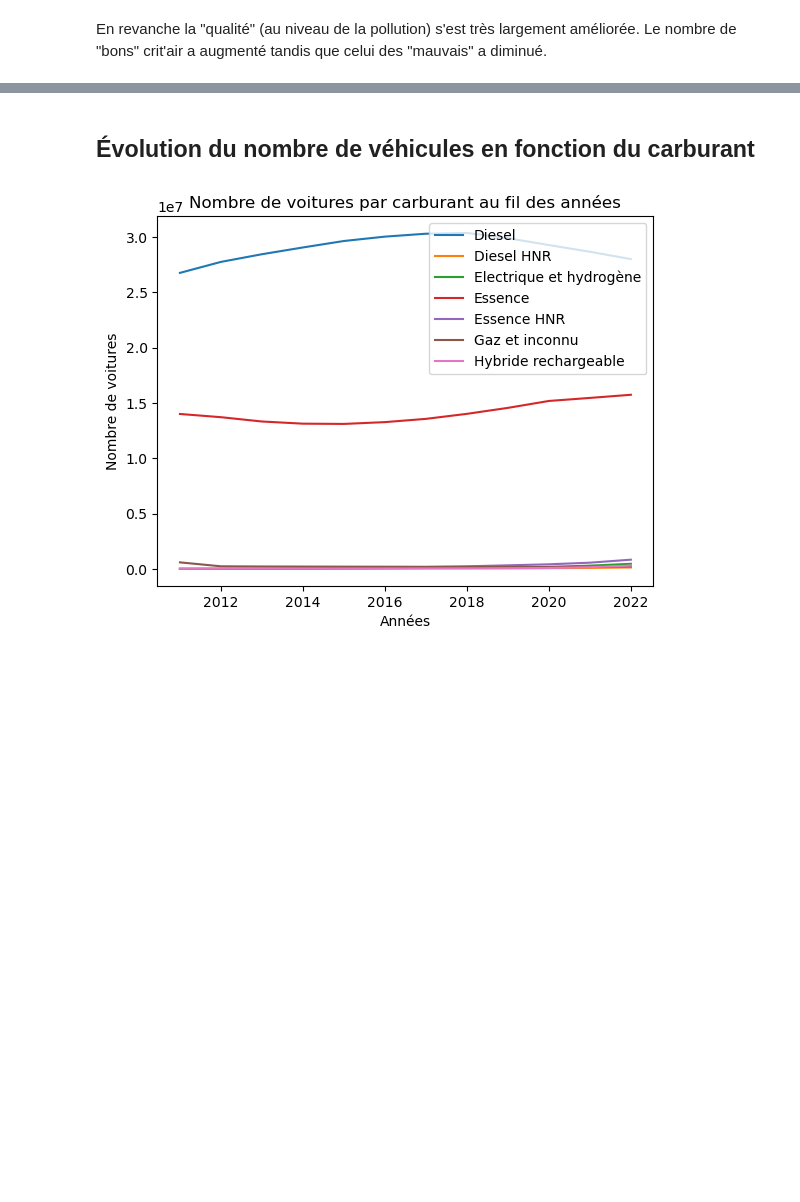
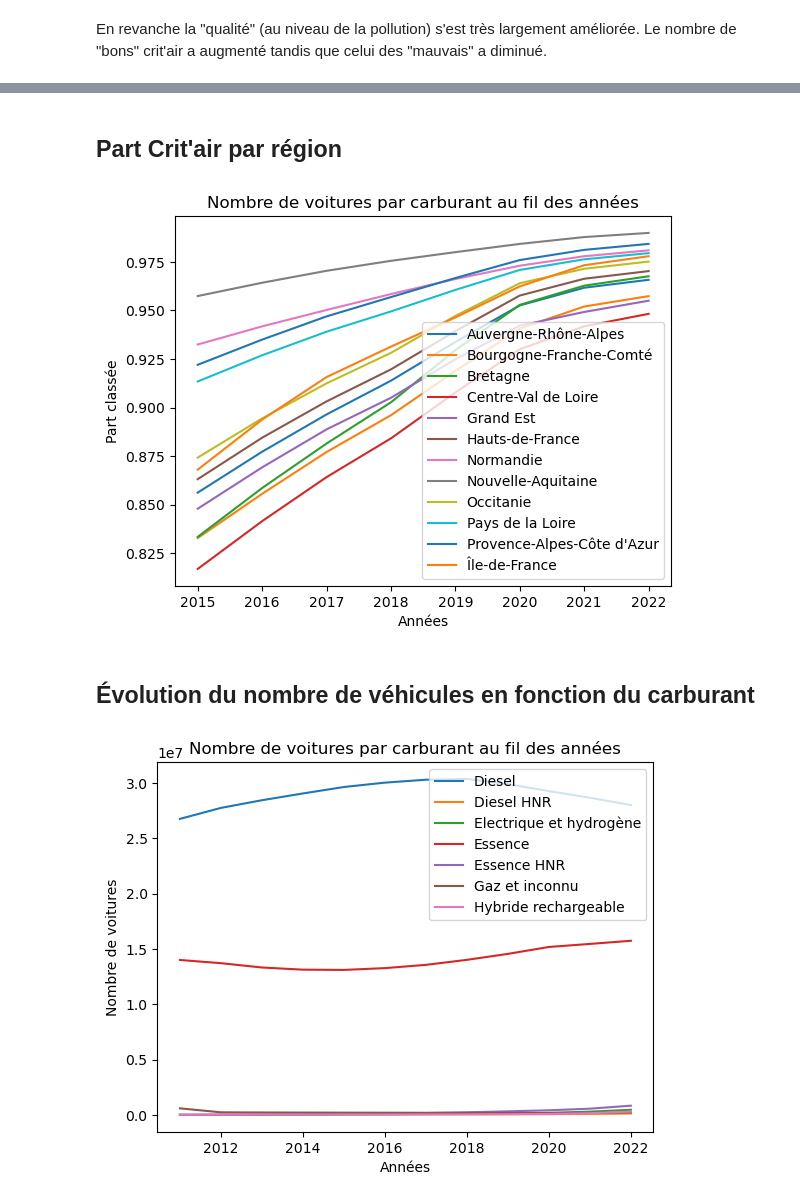
Before and after one commit to TheoLBTN/Projet-Python, a Jupyter notebook: Projet.ipynb, the cells around one changed output, grey strips where cells are left out. Drawn from its saved outputs; the diff is of its cells as text; code cells hidden in the pictures; blank space fills up the shorter version.

Commit message:
part par région

```diff
--- a/Projet.ipynb
+++ b/Projet.ipynb
@@ -14,7 +14,19 @@ pd.set_option('display.max_columns', 40)
 data=pd.read_csv("Donnees-sur-le-parc-de-vehicule-au-niveau-regional.2023-05.csv", sep=';',header=[1])
 zones = gpd.read_file('aires.geojson')
 # %%
-variables = ['PARC_2011','PARC_2012','PARC_2013','PARC_2014','PARC_2015','PARC_2017','PARC_2018','PARC_2019','PARC_2020','PARC_2021','PARC_2022']
+variables = ['PARC_2011','PARC_2012','PARC_2013','PARC_2014','PARC_2015','PARC_2016','PARC_2017','PARC_2018','PARC_2019','PARC_2020','PARC_2021','PARC_2022']
+regions = data['REGION_LIBELLE'].unique()
+regionsr = ['Auvergne-Rhône-Alpes', 'Bourgogne-Franche-Comté', 'Bretagne',
+       'Centre-Val de Loire', 'Corse', 'Grand Est', 'Guadeloupe',
+       'Guyane', 'Hauts-de-France', 'La Réunion',
+       'Martinique', 'Mayotte', 'Normandie', 'Nouvelle-Aquitaine',
+       'Occitanie', 'Pays de la Loire', "Provence-Alpes-Côte d'Azur",
+       'Île-de-France']
+regionsmet = ['Auvergne-Rhône-Alpes', 'Bourgogne-Franche-Comté', 'Bretagne',
+       'Centre-Val de Loire', 'Grand Est',
+        'Hauts-de-France', 'Normandie', 'Nouvelle-Aquitaine',
+       'Occitanie', 'Pays de la Loire', "Provence-Alpes-Côte d'Azur",
+       'Île-de-France']
 # %%
 zones
 # %% [output]
@@ -128,6 +140,47 @@ result3.head()
 | 2 | Auvergne-Rhône-Alpes | Crit'Air 1 | Electrique et hydrogène | 0 | 1 | 1 | 1 | 1 | 2 | ... |
 | 3 | Auvergne-Rhône-Alpes | Crit'Air 1 | Essence | 39400 | 110360 | 176283 | 251200 | 331709 | 430897 | ... |
 | 4 | Auvergne-Rhône-Alpes | Crit'Air 1 | Essence HNR | 337 | 437 | 1872 | 5261 | 8552 | 11991 | ... |
+# %% [markdown]
+## Part Crit'air par région
+# %%
+data_dummy_critair = data.copy()
+data_dummy_critair['DUMMY_CRITAIR'] = data_dummy_critair['CRITAIR'].apply(lambda x : 0 if (x=='Non classé') else 1)
+result4 = data_dummy_critair.groupby(['REGION_LIBELLE','DUMMY_CRITAIR'])[variables].sum().reset_index()
+result5 = data_dummy_critair.groupby(['REGION_LIBELLE'])[variables].sum().reset_index()
+result5 = result5.sort_values(by=['REGION_LIBELLE'])
+ratio = result4.merge(result5, on=['REGION_LIBELLE'], suffixes = ('','_TOT'))
+ratio['PART_2011'] = ratio['PARC_2011']/ratio['PARC_2011_TOT']
+ratio['PART_2012'] = ratio['PARC_2012']/ratio['PARC_2012_TOT']
+ratio['PART_2013'] = ratio['PARC_2011']/ratio['PARC_2013_TOT']
+ratio['PART_2014'] = ratio['PARC_2011']/ratio['PARC_2014_TOT']
+ratio['PART_2015'] = ratio['PARC_2015']/ratio['PARC_2015_TOT']
+ratio['PART_2016'] = ratio['PARC_2016']/ratio['PARC_2016_TOT']
+ratio['PART_2017'] = ratio['PARC_2017']/ratio['PARC_2017_TOT']
+ratio['PART_2018'] = ratio['PARC_2018']/ratio['PARC_2018_TOT']
+ratio['PART_2019'] = ratio['PARC_2019']/ratio['PARC_2019_TOT']
+ratio['PART_2020'] = ratio['PARC_2020']/ratio['PARC_2020_TOT']
+ratio['PART_2021'] = ratio['PARC_2021']/ratio['PARC_2021_TOT']
+ratio['PART_2022'] = ratio['PARC_2022']/ratio['PARC_2022_TOT']
+ratio = ratio[ratio['DUMMY_CRITAIR']==1]
+ratio = ratio[['REGION_LIBELLE','PART_2011','PART_2012','PART_2013','PART_2014','PART_2015','PART_2016','PART_2017','PART_2018','PART_2019','PART_2020','PART_2021','PART_2022']]
+ratio=ratio.set_index('REGION_LIBELLE')
+
+Années=[2015,2016,2017,2018,2019,2020,2021,2022]
+i=0
+for c in regionsmet:
+    v=ratio.iloc[i]
+    v = v[4:]
+    plt.plot(Années,v, label=c)
+    i+=1
+
+# Ajout des titres et légendes
+plt.title('Nombre de voitures par carburant au fil des années')
+plt.xlabel('Années')
+plt.ylabel('Part classée')
+plt.legend()
+plt.show()
+# %% [output]
+[figure, added]
 # %% [markdown]
 ## Évolution du nombre de véhicules en fonction du carburant
 # %%
```
